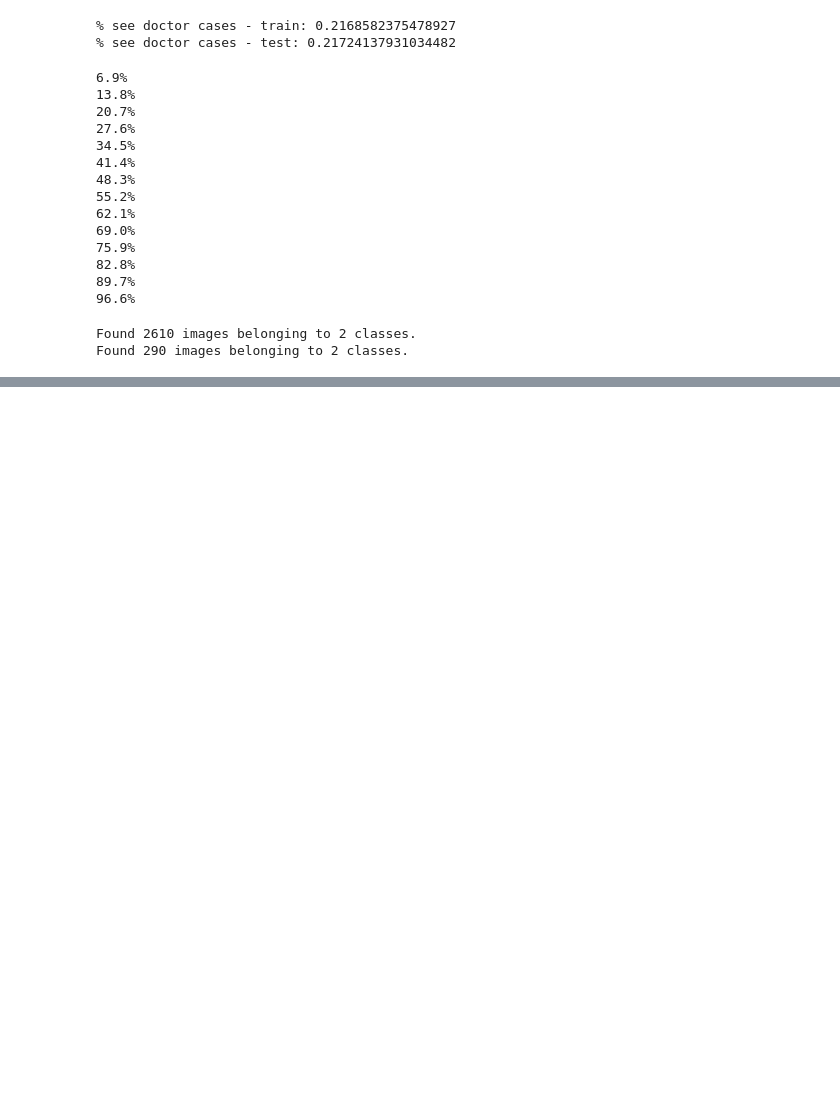
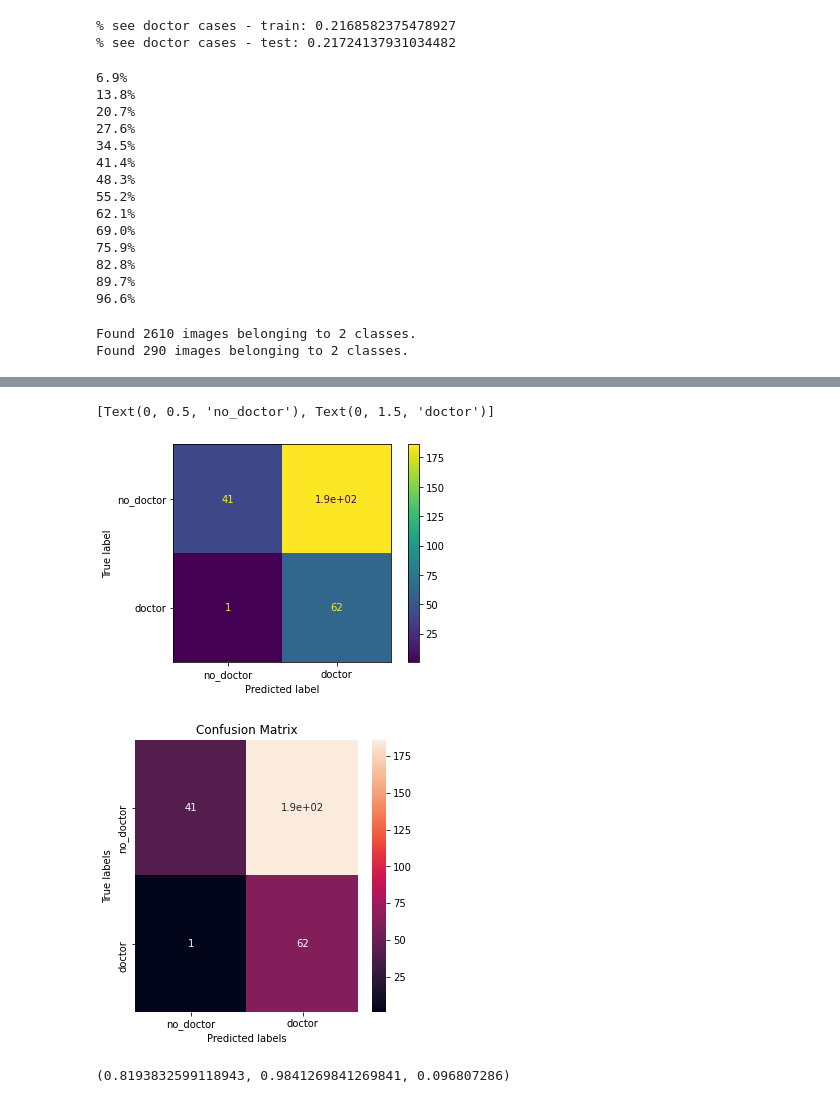
Before and after one commit to phfimmers/Mole-Detection-CNN-Project, a Jupyter notebook: src/model/model_transfer_learning_google_colab.ipynb, the cells around one changed output, grey strips where cells are left out. Cells and saved outputs as stored; diff of their text form; code cells hidden in the pictures; blank space fills up the shorter version.

Commit message:
add F1 and confusion matrix

```diff
--- a/src/model/model_transfer_learning_google_colab.ipynb
+++ b/src/model/model_transfer_learning_google_colab.ipynb
@@ -369,0 +481,28 @@ print('ROC AUC score: {:.2f}'.format(roc_auc_score(y_test, model.predict(X_test)
+# %%
+from sklearn.metrics import confusion_matrix
+from sklearn.metrics import ConfusionMatrixDisplay
+import seaborn as sns
+
+labels = ['no_doctor', 'doctor'] # 0, 1
+
+cm = confusion_matrix(y_test, (model.predict(X_test) >= 0.096807286).astype("int32").ravel())
+disp = ConfusionMatrixDisplay(cm, display_labels = labels)
+disp.plot()
+
+plt.figure(figsize = (5,5))
+ax= plt.subplot()
+sns.heatmap(cm, annot=True, ax = ax); #annot=True to annotate cells
+
+# labels, title and ticks
+ax.set_xlabel('Predicted labels');ax.set_ylabel('True labels');
+ax.set_title('Confusion Matrix');
+ax.xaxis.set_ticklabels([labels[0], labels[1]])
+ax.yaxis.set_ticklabels([labels[0], labels[1]])
+# %% [output]
+[Text(0, 0.5, 'no_doctor'), Text(0, 1.5, 'doctor')]
+[figure, added]
+[figure, added]
+# %%
+fpr[-3], tpr[-3], thresholds[-3]
+# %% [output]
+(0.8193832599118943, 0.9841269841269841, 0.096807286)
```
Also changed, not shown: parts of 10 cells of this notebook.
